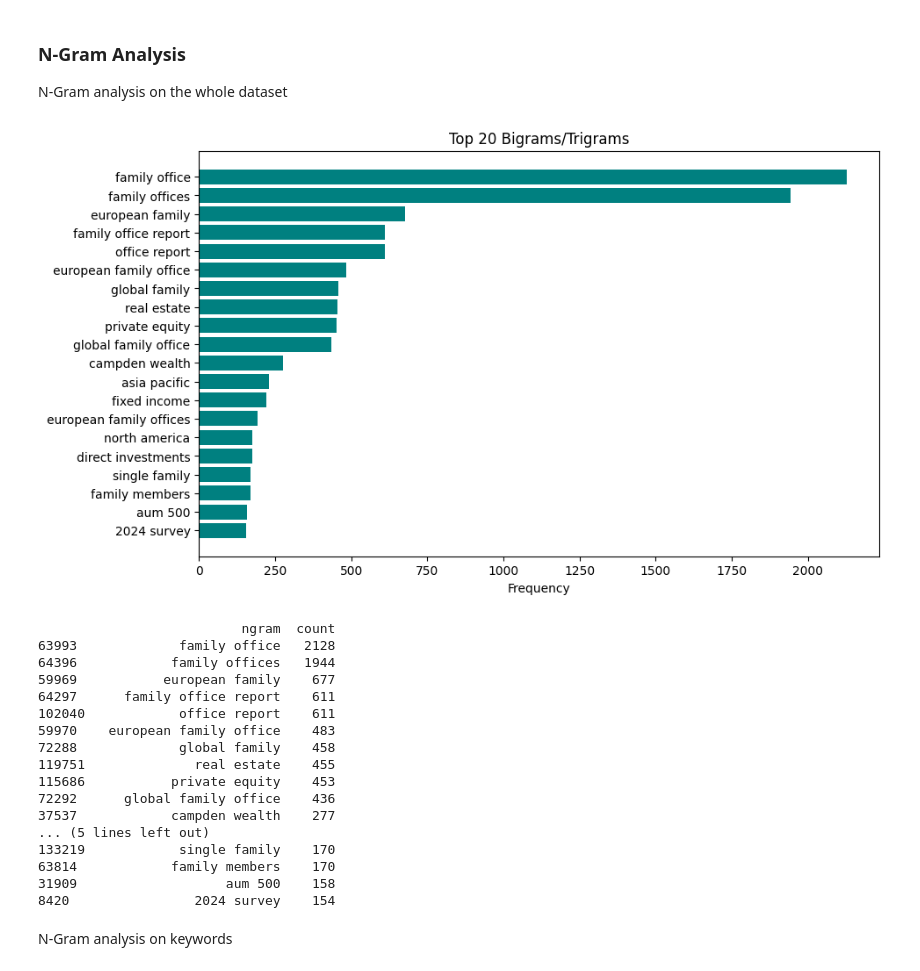
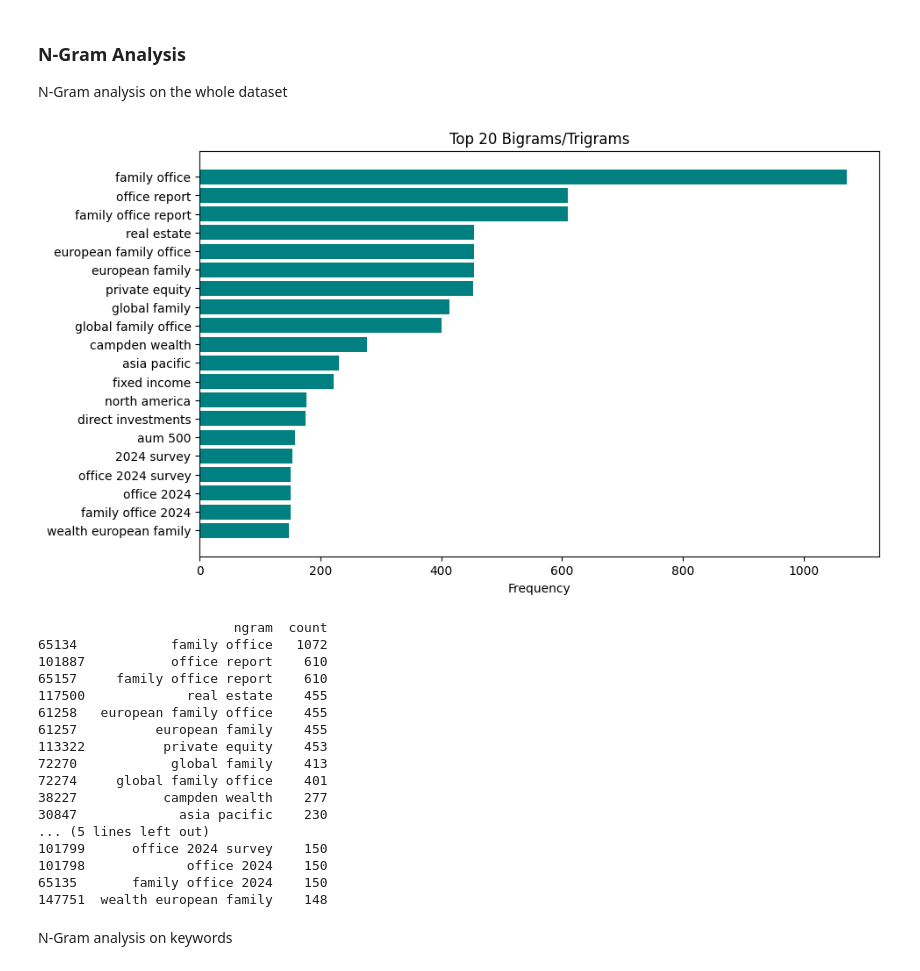
Before and after one commit to blaise-em/Impact-Investing-Capstone-Project, a Jupyter notebook: Notebook 3.ipynb, the cells around one changed output. Saved outputs shown, nothing was run; the diff lists cells and outputs as text; code cells hidden in the pictures.

Commit message:
ngram

```diff
--- a/Notebook 3.ipynb
+++ b/Notebook 3.ipynb
@@ -259,49 +259,49 @@ N-Gram analysis on the whole dataset
 # %%
 documents = [ubs24, ubs23, ubs22, pwc24, pwc23, pwc22, citi24, citi23, citi22, campden24, campden23, campden22]
 
 # Create a bigram/trigram vectorizer
 vectorizer = CountVectorizer(ngram_range=(2, 3), stop_words='english')
-X = vectorizer.fit_transform(documents)
+X = vectorizer.fit_transform(ngram_documents)
 
 # Sum up the counts of each bigram
 bigrams = vectorizer.get_feature_names_out()
 counts = X.toarray().sum(axis=0)
 
 # Create a DataFrame for easy viewing
 bigram_freq = pd.DataFrame({'ngram': bigrams, 'count': counts})
 bigram_freq = bigram_freq.sort_values(by='count', ascending=False)
 
 # Plot the top 20 bigrams
 top_bigrams = bigram_freq.head(20)
 
 plt.figure(figsize=(10, 6))
 plt.barh(top_bigrams['ngram'], top_bigrams['count'], color='teal')
 plt.xlabel('Frequency')
 plt.title('Top 20 Bigrams/Trigrams')
 plt.gca().invert_yaxis()  # To display the highest counts at the top
 plt.show()
 
 # Show top 20 bigrams/trigrams
 print(bigram_freq.head(20))
 # %% [output]
-[figure, old version]
+[figure, new version]
-                          ngram  count
-63993             family office   2128
-64396            family offices   1944
-59969           european family    677
-64297      family office report    611
-102040            office report    611
-59970    european family office    483
-72288             global family    458
-119751              real estate    455
-115686           private equity    453
-72292      global family office    436
-37537            campden wealth    277
+                         ngram  count
+65134            family office   1072
+101887           office report    610
+65157     family office report    610
+117500             real estate    455
+61258   european family office    455
+61257          european family    455
+113322          private equity    453
+72270            global family    413
+72274     global family office    401
+38227           campden wealth    277
+30847             asia pacific    230
 ... (5 lines left out)
-133219            single family    170
-63814            family members    170
-31909                   aum 500    158
-8420                2024 survey    154
+101799      office 2024 survey    150
+101798             office 2024    150
+65135       family office 2024    150
+147751  wealth european family    148
 # %% [markdown]
 N-Gram analysis on keywords
 # %%
```
